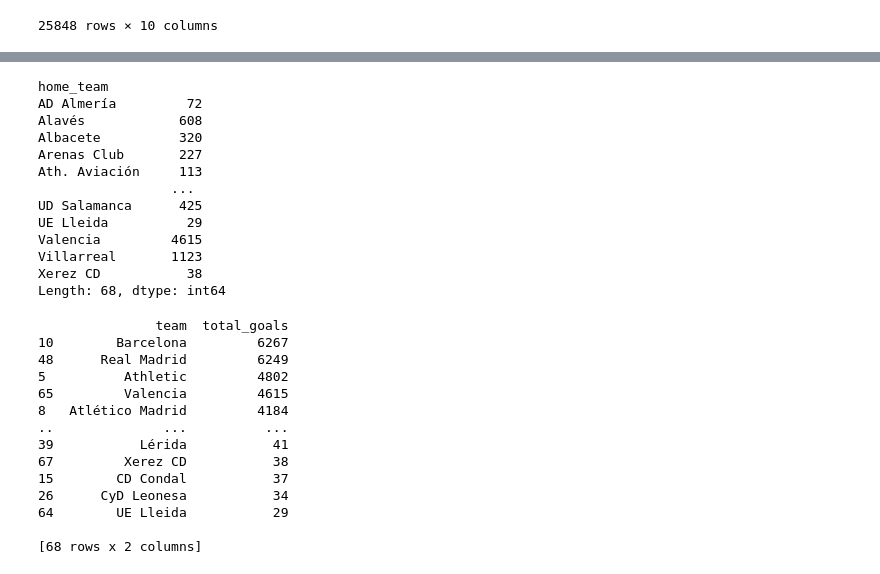
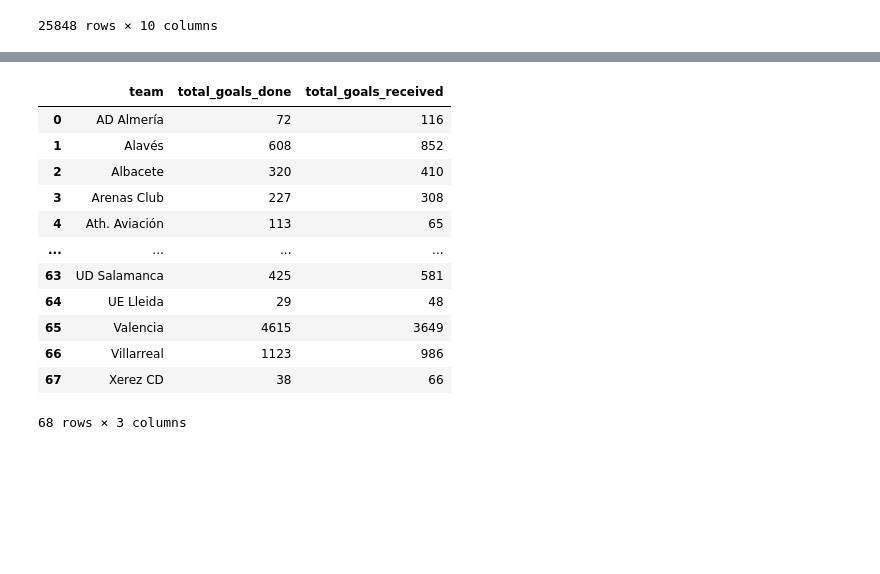
Before and after one commit to RPT21/la-quiniela, a Jupyter notebook: notebooks/RogerNotebook.ipynb, the cells around one changed output, grey strips where cells are left out. Cells and saved outputs as stored; diff of their text form; code cells hidden in the pictures; blank space fills up the shorter version.

```diff
--- a/notebooks/RogerNotebook.ipynb
+++ b/notebooks/RogerNotebook.ipynb
@@ -132,39 +81,0 @@ total_goles = goles_locales.add(goles_visitantes, fill_value=0).astype(int)
-# %%
-total_goles
-# %% [output]
-home_team
-AD Almería         72
-Alavés            608
-Albacete          320
-Arenas Club       227
-Ath. Aviación     113
-                 ...
-UD Salamanca      425
-UE Lleida          29
-Valencia         4615
-Villarreal       1123
-Xerez CD           38
-Length: 68, dtype: int64
-# %%
-df_total = total_goles.reset_index()
-df_total.columns = ["team", "total_goals"]
-
-# Ordenar de mayor a menor
-df_total = df_total.sort_values(by="total_goals", ascending=False)
-
-print(df_total)
-# %% [output]
-               team  total_goals
-10        Barcelona         6267
-48      Real Madrid         6249
-5          Athletic         4802
-65         Valencia         4615
-8   Atlético Madrid         4184
-..              ...          ...
-39           Lérida           41
-67         Xerez CD           38
-15        CD Condal           37
-26      CyD Leonesa           34
-64        UE Lleida           29
-
-[68 rows x 2 columns]
@@ -170,0 +89,16 @@ print(df_total)
+# %%
+df_total
+# %% [output]
+|  | team | total_goals_done | total_goals_received |
+| 0 | AD Almería | 72 | 116 |
+| 1 | Alavés | 608 | 852 |
+| 2 | Albacete | 320 | 410 |
+| 3 | Arenas Club | 227 | 308 |
+| 4 | Ath. Aviación | 113 | 65 |
+| ... | ... | ... | ... |
+| 63 | UD Salamanca | 425 | 581 |
+| 64 | UE Lleida | 29 | 48 |
+| 65 | Valencia | 4615 | 3649 |
+| 66 | Villarreal | 1123 | 986 |
+| 67 | Xerez CD | 38 | 66 |
+68 rows × 3 columns
```
Also changed, not shown: parts of 15 cells of this notebook.
